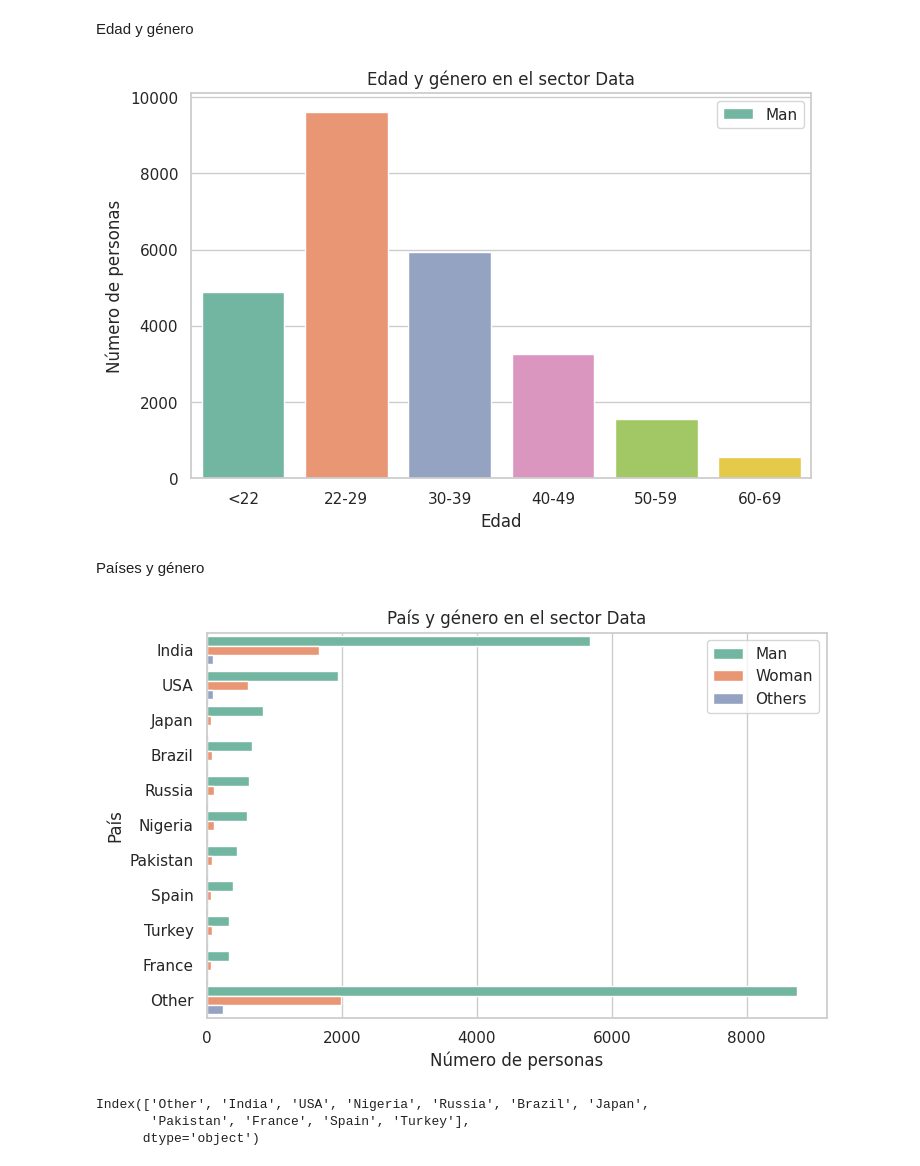
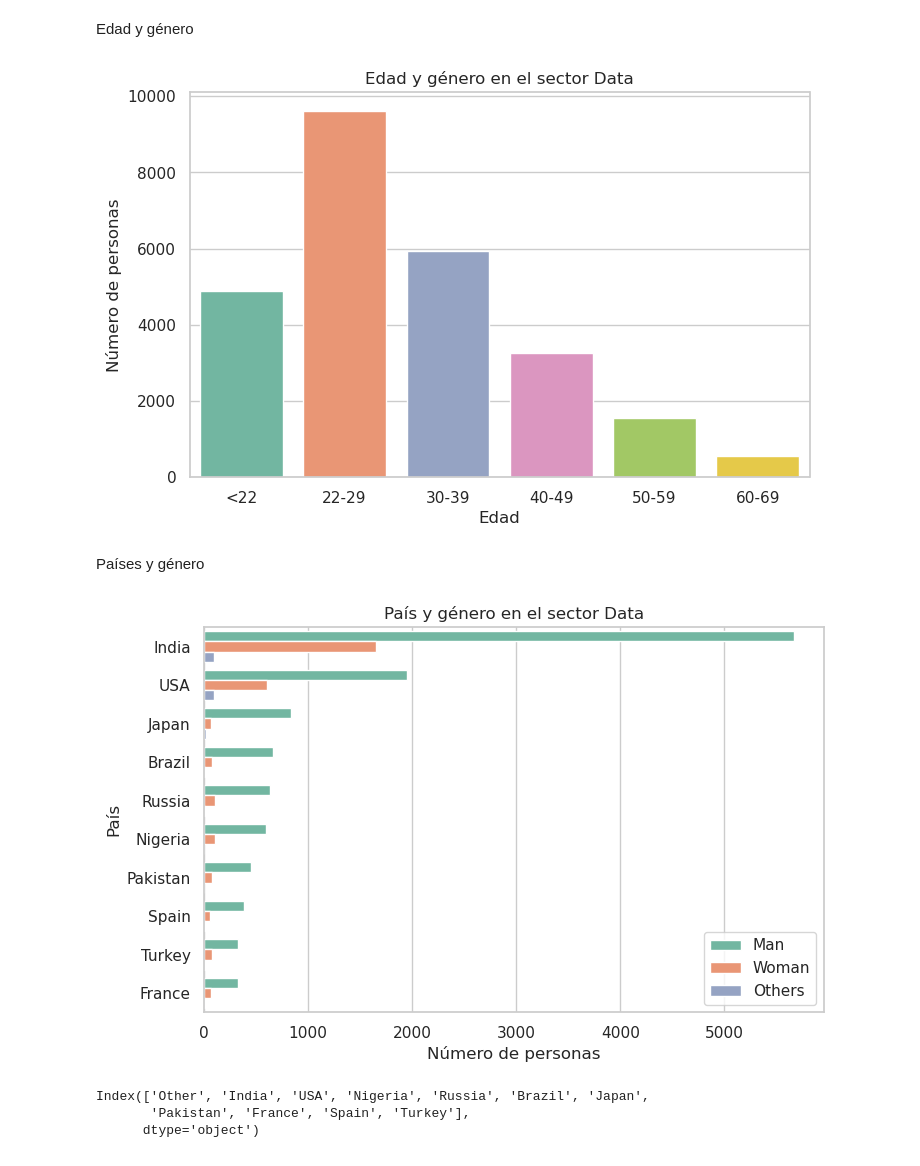
Before and after one commit to Adalab/project2-da-promo-c-modulo-2-team4, a Jupyter notebook: 04- Preguntas/4.1. Pregunta1.ipynb, the cells around one changed output. Cells and saved outputs as stored; diff of their text form; code cells hidden in the pictures.

```diff
--- a/04- Preguntas/4.1. Pregunta1.ipynb
+++ b/04- Preguntas/4.1. Pregunta1.ipynb
@@ -102,29 +99,30 @@ sns.countplot(x= "q1_edad_new" ,
 plt.title('Edad y género en el sector Data')
 plt.xlabel('Edad') # definir el nombre del eje X
 plt.ylabel('Número de personas'); # definir el nombre del eje Y
-plt.legend((['Man','Woman','Others']))
+plt.savefig("graficas/03-edad-genero.png")
 plt.show();
 # %% [output]
-[figure, old version]
+[figure, new version]
 # %% [markdown]
 Países y género
 # %%
 #sns.countplot(data=df , , hue=  "q2_genero_new");
 
 plt.figure(figsize= (8,5))
 sns.countplot(y= 'q3_pais_new' ,
             data=df,
             hue= 'q2_genero_new',
             palette = 'Set2',
-            order=['India', 'USA', 'Japan', 'Brazil', 'Russia', 'Nigeria','Pakistan', 'Spain', 'Turkey', 'France', "Other"]
+            order=['India', 'USA', 'Japan', 'Brazil', 'Russia', 'Nigeria','Pakistan', 'Spain', 'Turkey', 'France']
             )
 plt.title('País y género en el sector Data')
 plt.xlabel('Número de personas') # definir el nombre del eje X
 plt.ylabel("País"); # definir el nombre del eje Y
 plt.legend((['Man','Woman','Others']))
+plt.savefig("graficas/04-Pais-genero.png")
 plt.show();
 # %% [output]
-[figure, old version]
+[figure, new version]
 # %%
 df_analistas = df[df['q5_ocupacion'] == 'Data Analyst']
 # %%
```
Also changed, not shown: parts of 9 cells of this notebook, 21 other files.
